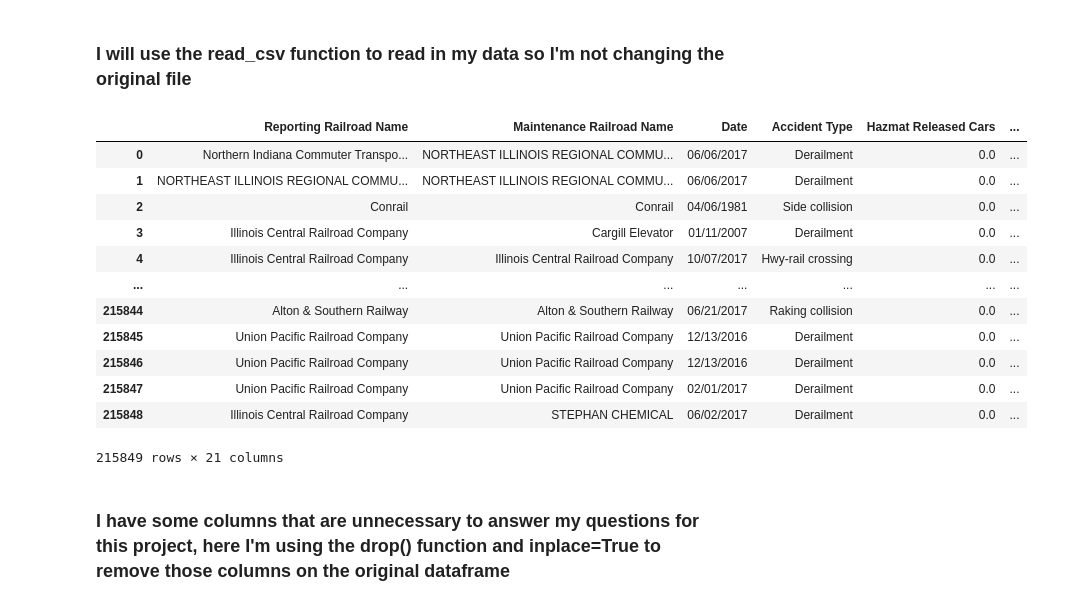
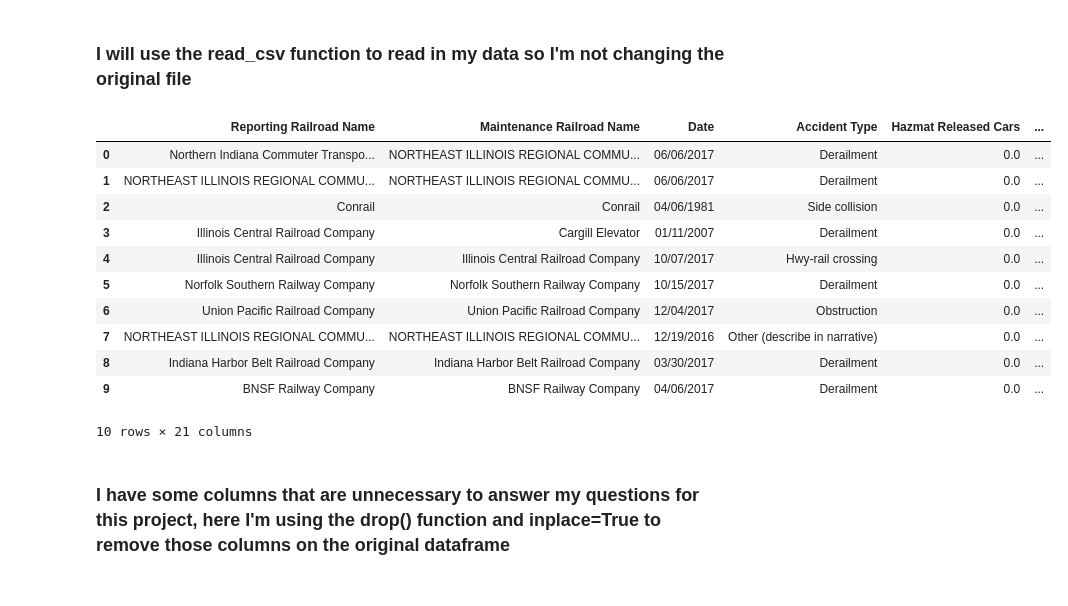
Before and after one commit to Charles-McNay/Rail_Incident_Analysis, a Jupyter notebook: rail_cleaning.ipynb, the cells around one changed output. Cells and saved outputs as stored; diff of their text form; code cells hidden in the pictures.

```diff
--- a/rail_cleaning.ipynb
+++ b/rail_cleaning.ipynb
@@ -7,21 +7,20 @@ import numpy as np
 ### I will use the read_csv function to read in my data so I'm not changing the original file
 # %%
 df = pd.read_csv('rr_data.csv', low_memory=False)
-df
+df.head(10)
 # %% [output]
 |  | Reporting Railroad Name | Maintenance Railroad Name | Date | Accident Type | Hazmat Released Cars | ... |
 | 0 | Northern Indiana Commuter Transpo... | NORTHEAST ILLINOIS REGIONAL COMMU... | 06/06/2017 | Derailment | 0.0 | ... |
 | 1 | NORTHEAST ILLINOIS REGIONAL COMMU... | NORTHEAST ILLINOIS REGIONAL COMMU... | 06/06/2017 | Derailment | 0.0 | ... |
 | 2 | Conrail | Conrail | 04/06/1981 | Side collision | 0.0 | ... |
 | 3 | Illinois Central Railroad Company | Cargill Elevator | 01/11/2007 | Derailment | 0.0 | ... |
 | 4 | Illinois Central Railroad Company | Illinois Central Railroad Company | 10/07/2017 | Hwy-rail crossing | 0.0 | ... |
-| ... | ... | ... | ... | ... | ... | ... |
-| 215844 | Alton & Southern Railway | Alton & Southern Railway | 06/21/2017 | Raking collision | 0.0 | ... |
-| 215845 | Union Pacific Railroad Company | Union Pacific Railroad Company | 12/13/2016 | Derailment | 0.0 | ... |
-| 215846 | Union Pacific Railroad Company | Union Pacific Railroad Company | 12/13/2016 | Derailment | 0.0 | ... |
-| 215847 | Union Pacific Railroad Company | Union Pacific Railroad Company | 02/01/2017 | Derailment | 0.0 | ... |
-| 215848 | Illinois Central Railroad Company | STEPHAN CHEMICAL | 06/02/2017 | Derailment | 0.0 | ... |
+| 5 | Norfolk Southern Railway Company | Norfolk Southern Railway Company | 10/15/2017 | Derailment | 0.0 | ... |
+| 6 | Union Pacific Railroad Company | Union Pacific Railroad Company | 12/04/2017 | Obstruction | 0.0 | ... |
+| 7 | NORTHEAST ILLINOIS REGIONAL COMMU... | NORTHEAST ILLINOIS REGIONAL COMMU... | 12/19/2016 | Other (describe in narrative) | 0.0 | ... |
+| 8 | Indiana Harbor Belt Railroad Company | Indiana Harbor Belt Railroad Company | 03/30/2017 | Derailment | 0.0 | ... |
+| 9 | BNSF Railway Company | BNSF Railway Company | 04/06/2017 | Derailment | 0.0 | ... |
-215849 rows × 21 columns
+10 rows × 21 columns
 # %% [markdown]
 ### I have some columns that are unnecessary to answer my questions for this project, here I'm using the drop() function and inplace=True to remove those columns on the original dataframe
 # %%
```
Also changed, not shown: parts of 5 cells of this notebook.
